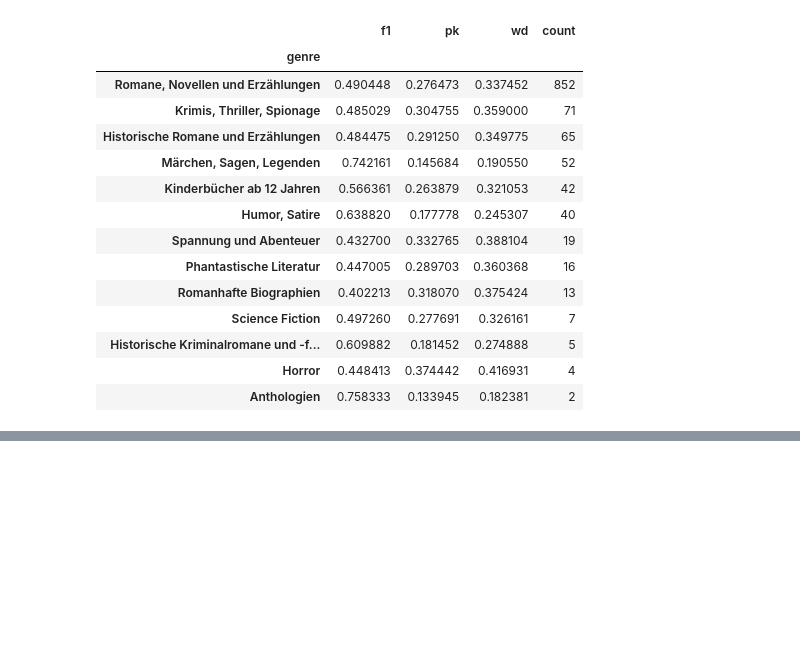
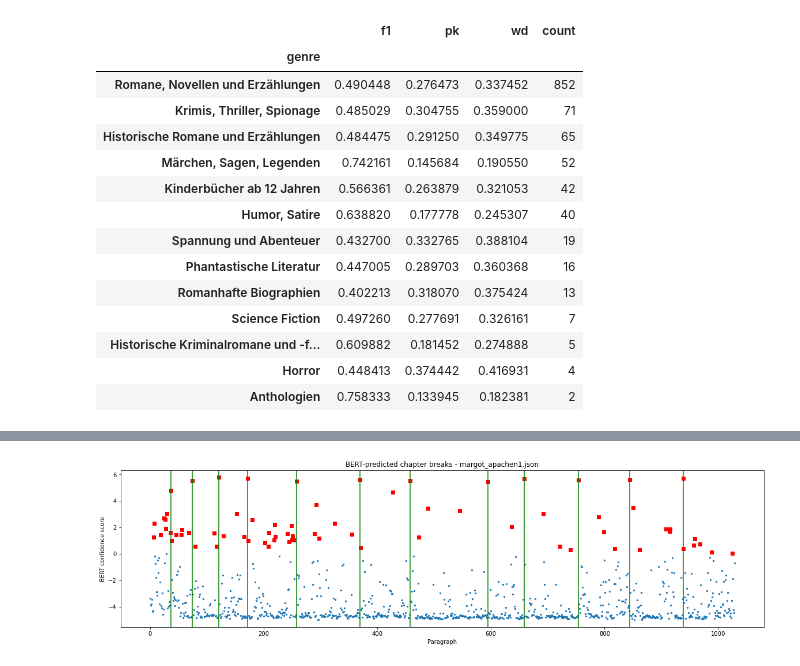
Before and after one commit to MzudemO/chapter-segmentation, a Jupyter notebook: onetime_scripts/evaluate_predictions.ipynb, the cells around one changed output, grey strips where cells are left out. Cells and saved outputs as stored; diff of their text form; code cells hidden in the pictures; blank space fills up the shorter version.

```diff
--- a/onetime_scripts/evaluate_predictions.ipynb
+++ b/onetime_scripts/evaluate_predictions.ipynb
@@ -170,0 +238,4 @@ result.sort_values(by="count", ascending=False)
+# %%
+plot_book(pred_df, "margot_apachen1.json", column="local_prediction")
+# %% [output]
+[figure, added]
```
Also changed, not shown: parts of 9 cells of this notebook, 2 other files.
